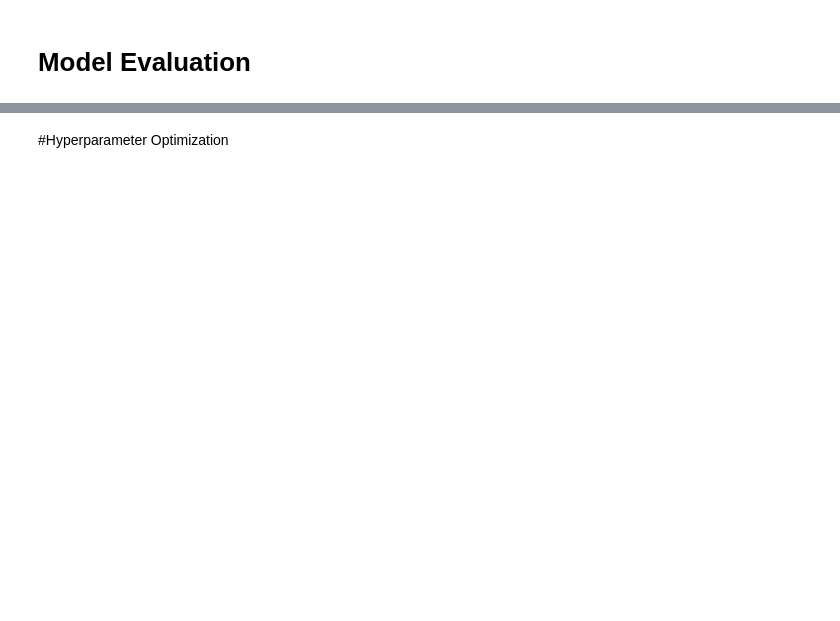
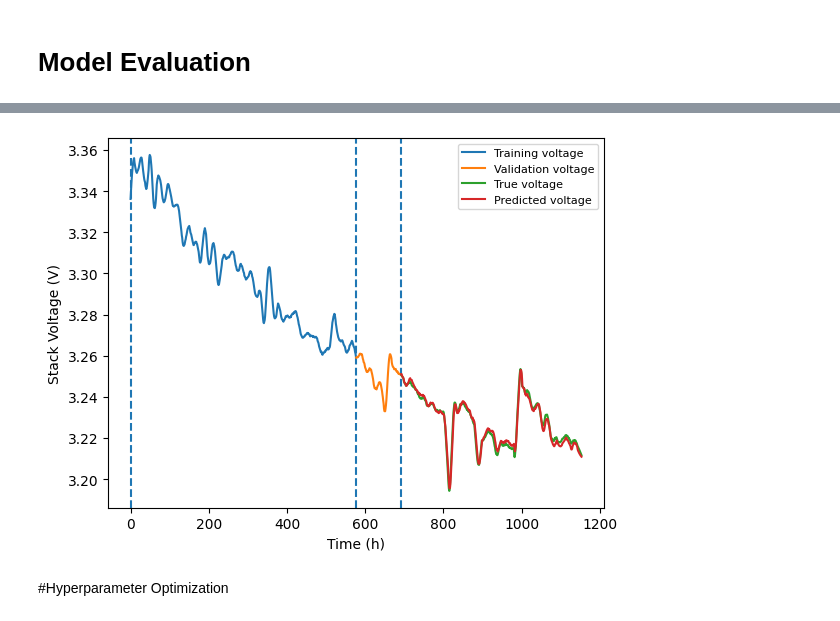
Before and after one commit to for-ya0893/PEMFC, a Jupyter notebook: PEMFC_Prognostics_DL.ipynb, the cells around one changed output, grey strips where cells are left out. Cells and saved outputs as stored; diff of their text form; code cells hidden in the pictures; blank space fills up the shorter version.

```diff
--- a/PEMFC_Prognostics_DL.ipynb
+++ b/PEMFC_Prognostics_DL.ipynb
@@ -164,10 +232,25 @@ class Neural_Networks():
         # Dropout added as validation loss increasing => DNN Overfitting
         output_layer = keras.layers.Dense(output_neurons)
         lstm_model = keras.Sequential(layers = (LSTM_layer, output_layer))
-        lstm_model.reset_states()
+        # lstm_model.reset_states()
         lstm_model.compile(optimizer = optimizer, loss = self.mae)
         lstm_model.summary()
         return lstm_model
+
+    def build_ESN_model(self, hidden_units=200, leaky=0.8, spectral_radius=0.9): #Fixed indentation
+        keras.backend.clear_session()
+        output_neurons = 1
+        input_shape = (self.x_train.shape[1], self.x_train.shape[2])
+        input_dim = input_shape[1]
+
+        esn_cell = ESNCell(units=hidden_units, input_dim=input_dim, spectral_radius=spectral_radius, leaky=leaky)
+        esn_layer = keras.layers.RNN(esn_cell, input_shape=input_shape, return_sequences=False)
+        output_layer = keras.layers.Dense(output_neurons)
+
+        esn_model = keras.Sequential([ esn_layer, output_layer])
+        esn_model.compile(optimizer='adam', loss=self.mae)
+        esn_model.summary()
+        return esn_model
 
 
     def build_GRU_model(self, hidden_neurons, activator, drop_out, OPTIMIZER = 'adam'):
@@ -179,7 +262,7 @@ class Neural_Networks():
         output_neurons = 1
         GRU_layer = keras.layers.GRU(hidden_neurons, dropout = drop_out, activation = activator)
         gru_model = keras.Sequential(layers = (GRU_layer, keras.layers.Dense(output_neurons)))
-        gru_model.reset_states()
+        # gru_model.reset_states()
         gru_model.compile(optimizer = OPTIMIZER, loss = self.mae)
         return gru_model
 
@@ -322,7 +405,8 @@ class Neural_Networks():
         arr_RMSE, arr_MAPE, arr_R2, arr_RUL, arr_RUL_RE = list(), list(), list(), list(), list()
         for _ in range(n_loops):
           print("Trial ", _+1 ," of", n_loops)
-          model = self.build_LSTM_model(self.opt_LSTM_units, 'tanh', self.opt_LSTM_dropout, tf.keras.optimizers.Adam(learning_rate = self.opt_LSTM_LR))
+          # model = self.build_LSTM_model(self.opt_LSTM_units, 'tanh', self.opt_LSTM_dropout, tf.keras.optimizers.Adam(learning_rate = self.opt_LSTM_LR))
+          model = self.build_ESN_model(hidden_units=200, leaky=1.0, spectral_radius=0.9)
           # model = self.build_GRU_model(self.opt_GRU_units, 'tanh', self.opt_GRU_dropout, tf.keras.optimizers.Adam(learning_rate = self.opt_GRU_LR))
           # model = self.build_CNN_LSTM_model(self.opt_CNN_LSTM_units, 'tanh', self.opt_CNN_LSTM_dropout, self.opt_CNN_LSTM_filters, tf.keras.optimizers.Adam(learning_rate = self.opt_CNN_LSTM_LR))
           # model = self.build_CNN_GRU_model(self.opt_CNN_GRU_units, 'tanh', self.opt_CNN_GRU_dropout, self.opt_CNN_GRU_filters, tf.keras.optimizers.Adam(learning_rate = self.opt_CNN_GRU_LR))
@@ -541,3 +659,16 @@ arr_RMSE, arr_MAPE, arr_R2, arr_RUL, arr_RUL_RE, y_pred, y_true = networks.loop_
+# %%
+# plot_prediction_results(self, y_train, y_valid, y_test, y_true, y_pred, true_RUL, pred_RUL)
+fc1.plot_prediction_results(
+    y_train = y_train_1,
+    y_valid = y_valid_1,
+    y_test = y_test_1,
+    y_true = y_true,
+    y_pred = y_pred,
+    true_RUL=None,
+    pred_RUL=None
+)
+# %% [output]
+[figure, added]
 # %% [markdown]
 #Hyperparameter Optimization
 # %%
```
Also changed, not shown: parts of 8 cells of this notebook.
